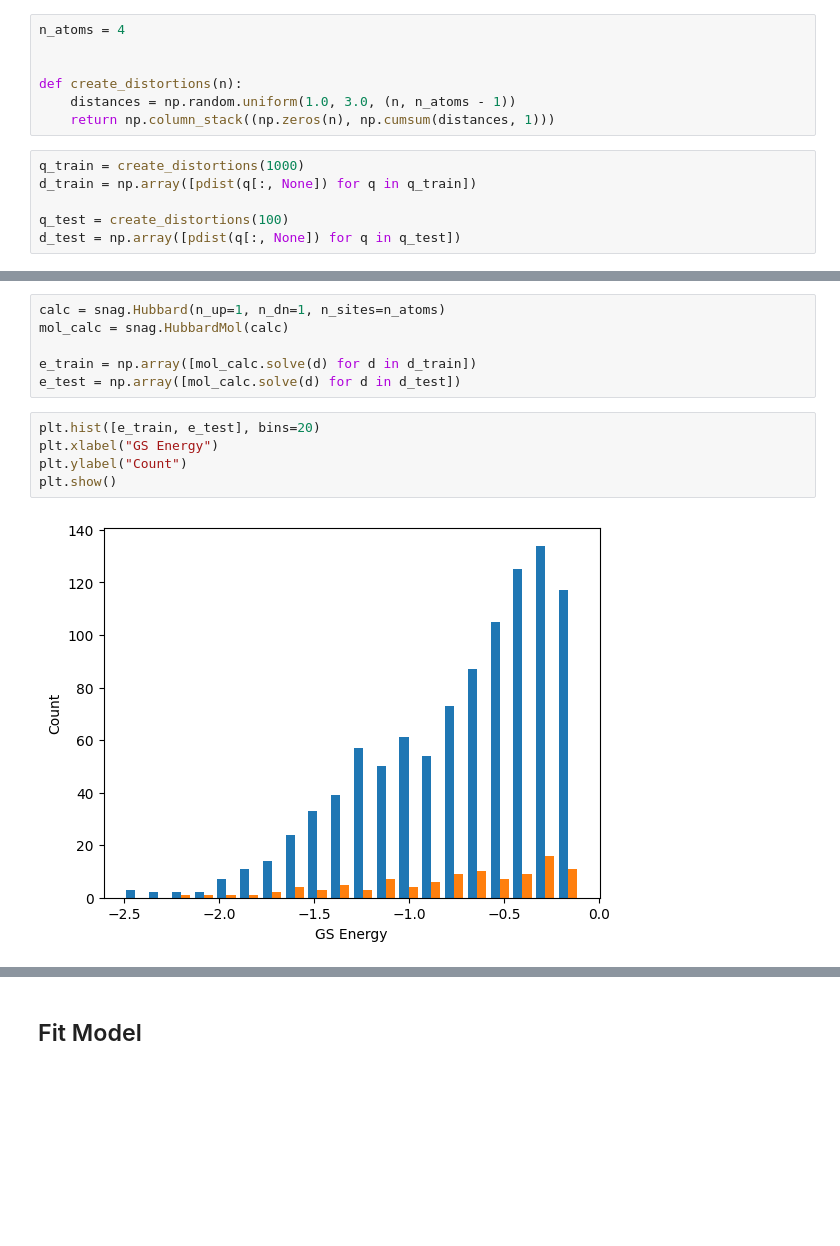
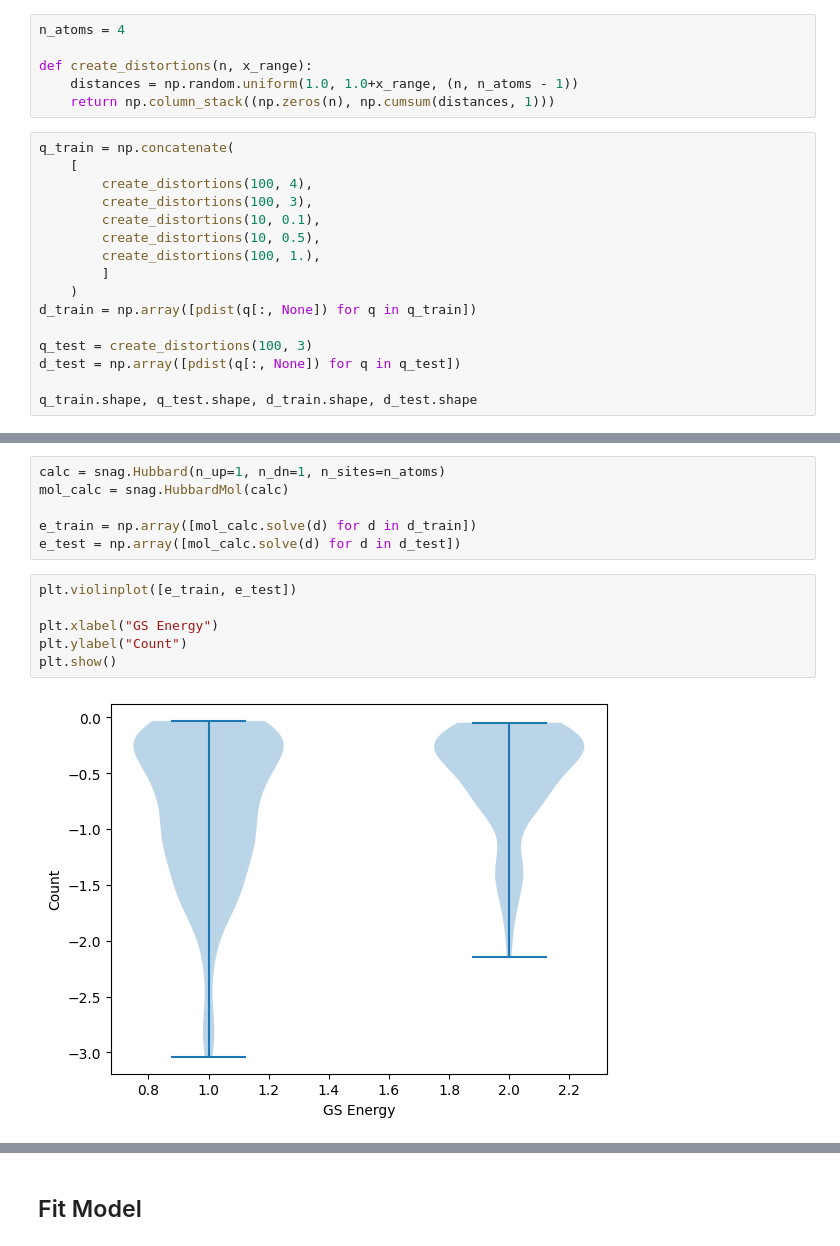
Before and after one commit to jimnel/snag, a Jupyter notebook: notebooks/ml_workflow_chain.ipynb, the cells around one changed output, grey strips where cells are left out. Drawn from its saved outputs; the diff is of its cells as text; blank space fills up the shorter version.

```diff
--- a/notebooks/ml_workflow_chain.ipynb
+++ b/notebooks/ml_workflow_chain.ipynb
@@ -13,13 +13,22 @@ from qkernel.utils import compute_excitation_count
 # %%
 n_atoms = 4
 
-
-def create_distortions(n):
-    distances = np.random.uniform(1.0, 3.0, (n, n_atoms - 1))
+def create_distortions(n, x_range):
+    distances = np.random.uniform(1.0, 1.0+x_range, (n, n_atoms - 1))
     return np.column_stack((np.zeros(n), np.cumsum(distances, 1)))
 # %%
-q_train = create_distortions(1000)
+q_train = np.concatenate(
+    [
+        create_distortions(100, 4),
+        create_distortions(100, 3),
+        create_distortions(10, 0.1),
+        create_distortions(10, 0.5),
+        create_distortions(100, 1.),
+        ]
+    )
 d_train = np.array([pdist(q[:, None]) for q in q_train])
 
-q_test = create_distortions(100)
+q_test = create_distortions(100, 3)
 d_test = np.array([pdist(q[:, None]) for q in q_test])
+
+q_train.shape, q_test.shape, d_train.shape, d_test.shape
@@ -66,10 +77,11 @@ mol_calc = snag.HubbardMol(calc)
 e_train = np.array([mol_calc.solve(d) for d in d_train])
 e_test = np.array([mol_calc.solve(d) for d in d_test])
 # %%
-plt.hist([e_train, e_test], bins=20)
+plt.violinplot([e_train, e_test])
+
 plt.xlabel("GS Energy")
 plt.ylabel("Count")
 plt.show()
 # %% [output]
-[figure, old version]
+[figure, new version]
 # %%
```
Also changed, not shown: parts of 11 cells of this notebook.
